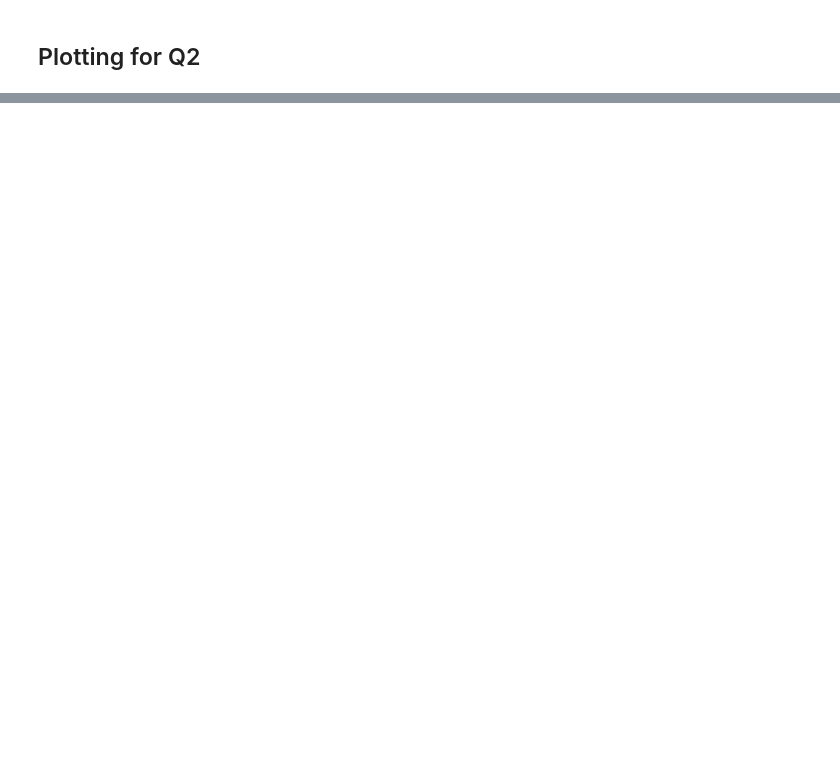
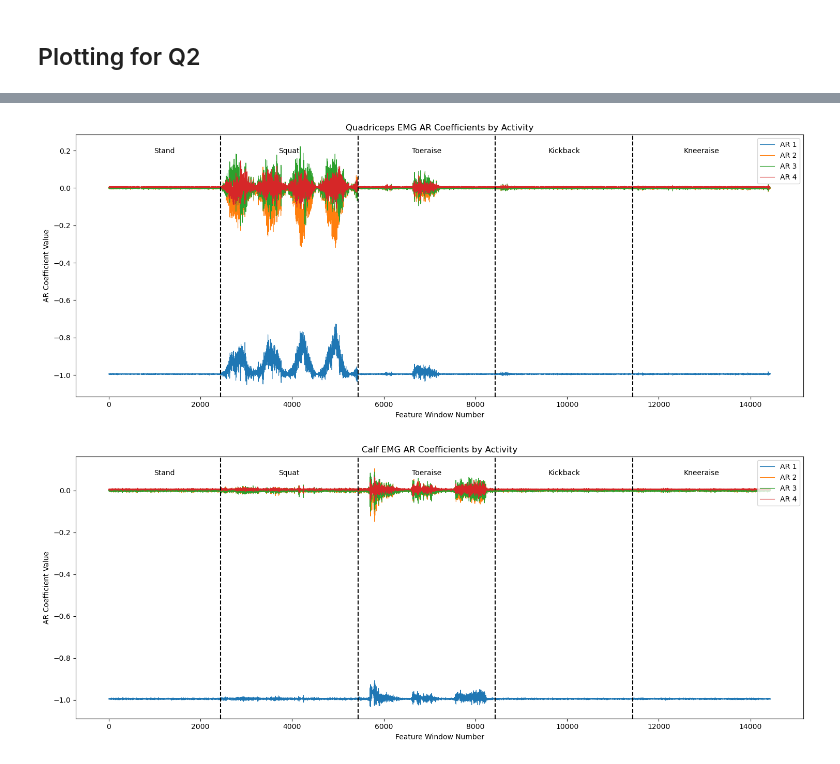
Before and after one commit to groggero/Wearables_Laboratories, a Jupyter notebook: LAB_2/data_movement/movement_lab2.ipynb, the cells around one changed output, grey strips where cells are left out. Saved outputs shown, nothing was run; the diff lists cells and outputs as text; code cells hidden in the pictures; blank space fills up the shorter version.

```diff
--- a/LAB_2/data_movement/movement_lab2.ipynb
+++ b/LAB_2/data_movement/movement_lab2.ipynb
@@ -548,0 +593,38 @@ plt.show()
+# %%
+# Reuse extracted AR coefficients: quadriceps columns 2:6, calf columns 8:12.
+activity_names = ["Stand", "Squat", "Toeraise", "Kickback", "Kneeraise"]
+ar_per_activity = [features[n_samples-1000:n_samples*2-1000] for features in train_features_per_activity]
+ar_all = np.vstack(ar_per_activity)
+ar_lengths = [len(features) for features in ar_per_activity]
+ar_boundaries = np.cumsum(ar_lengths)
+
+for muscle, first_column in [("Quadriceps", 2), ("Calf", 8)]:
+    fig, ax = plt.subplots(figsize=(15, 6))
+
+    for coefficient in range(4):
+        ax.plot(
+            ar_all[:, first_column + coefficient],
+            label=f"AR {coefficient + 1}", linewidth=0.8
+        )
+
+    for boundary in ar_boundaries[:-1]:
+        ax.axvline(boundary, color="black", linestyle="--")
+
+    start = 0
+    for name, length in zip(activity_names, ar_lengths):
+        if length:
+            ax.text(
+                start + length / 2, 0.93, name,
+                transform=ax.get_xaxis_transform(), ha="center"
+            )
+        start += length
+
+    ax.set_title(f"{muscle} EMG AR Coefficients by Activity")
+    ax.set_xlabel("Feature Window Number")
+    ax.set_ylabel("AR Coefficient Value")
+    ax.legend(loc="upper right")
+    plt.tight_layout()
+    plt.show()
+# %% [output]
+[figure, added]
+[figure, added]
```
Also changed, not shown: parts of 6 cells of this notebook.
